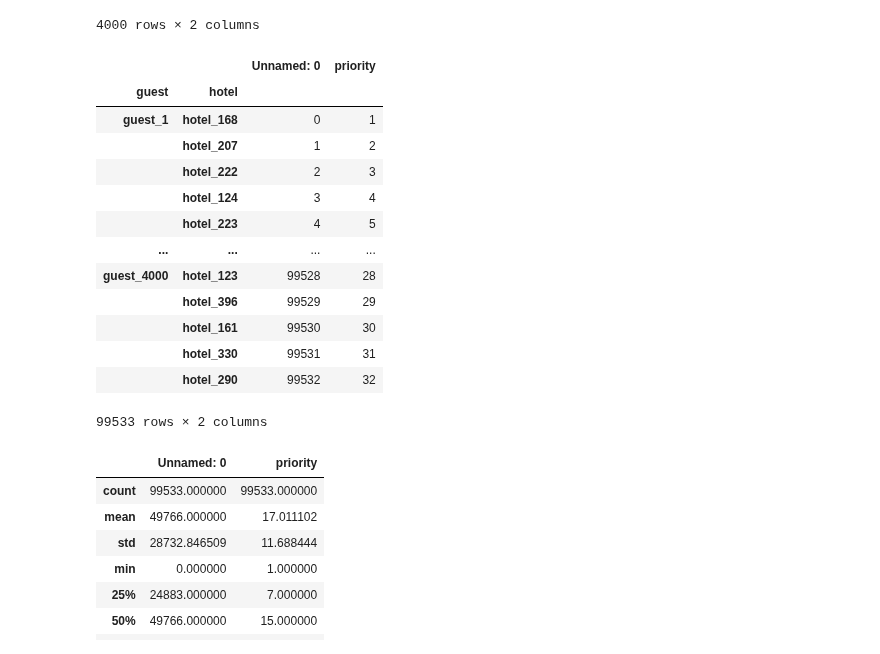
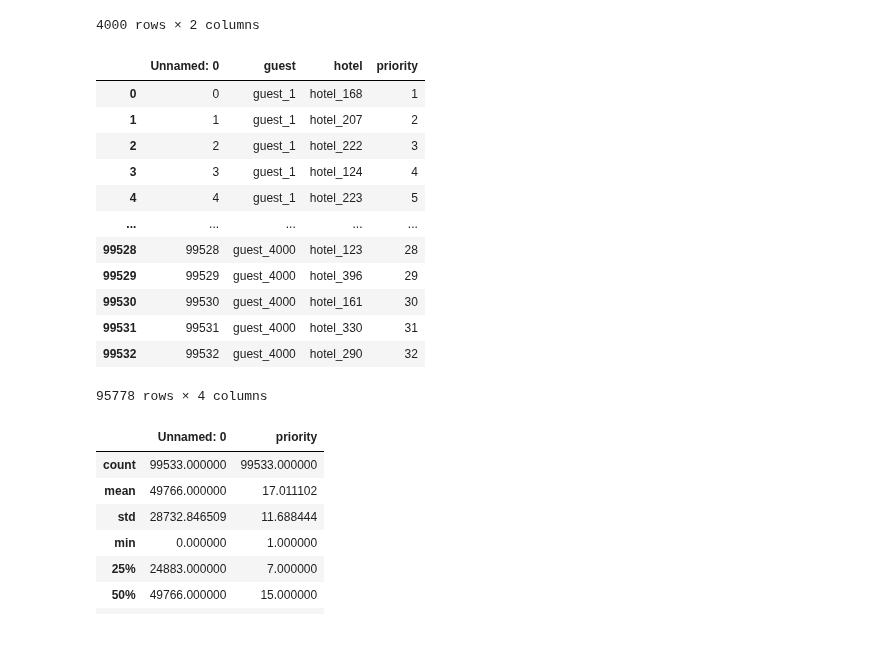
Before and after one commit to tundraparisi/dscoding-projects, a Jupyter notebook: Alina.Imansakipova/hotel-project/notebook.ipynb, the cells around one changed output. Cells and saved outputs as stored; diff of their text form; code cells hidden in the pictures.

```diff
--- a/Alina.Imansakipova/hotel-project/notebook.ipynb
+++ b/Alina.Imansakipova/hotel-project/notebook.ipynb
@@ -41,23 +37,22 @@ guestdata
 | guest_4000 | 3999 | 0.07 |
 4000 rows × 2 columns
 # %%
-preferencesdata=pd.read_excel(r"/Users/menimalina/Desktop/uni_due/coding/python/python-project/hotels/preferences.xlsx").set_index(['guest','hotel'])
+preferencesdata=pd.read_excel(r"/Users/menimalina/Desktop/uni_due/coding/python/python-project/hotels/preferences.xlsx").drop_duplicates(subset=['guest','hotel'])
 preferencesdata
 # %% [output]
-|  |  | Unnamed: 0 | priority |
-| guest | hotel |  |  |
-| guest_1 | hotel_168 | 0 | 1 |
-|  | hotel_207 | 1 | 2 |
-|  | hotel_222 | 2 | 3 |
-|  | hotel_124 | 3 | 4 |
-|  | hotel_223 | 4 | 5 |
-| ... | ... | ... | ... |
-| guest_4000 | hotel_123 | 99528 | 28 |
-|  | hotel_396 | 99529 | 29 |
-|  | hotel_161 | 99530 | 30 |
-|  | hotel_330 | 99531 | 31 |
-|  | hotel_290 | 99532 | 32 |
+|  | Unnamed: 0 | guest | hotel | priority |
+| 0 | 0 | guest_1 | hotel_168 | 1 |
+| 1 | 1 | guest_1 | hotel_207 | 2 |
+| 2 | 2 | guest_1 | hotel_222 | 3 |
+| 3 | 3 | guest_1 | hotel_124 | 4 |
+| 4 | 4 | guest_1 | hotel_223 | 5 |
+| ... | ... | ... | ... | ... |
+| 99528 | 99528 | guest_4000 | hotel_123 | 28 |
+| 99529 | 99529 | guest_4000 | hotel_396 | 29 |
+| 99530 | 99530 | guest_4000 | hotel_161 | 30 |
+| 99531 | 99531 | guest_4000 | hotel_330 | 31 |
+| 99532 | 99532 | guest_4000 | hotel_290 | 32 |
-99533 rows × 2 columns
+95778 rows × 4 columns
 # %%
 import numpy as np
 # %%
```
Also changed, not shown: parts of 9 cells of this notebook, 2 other files.
